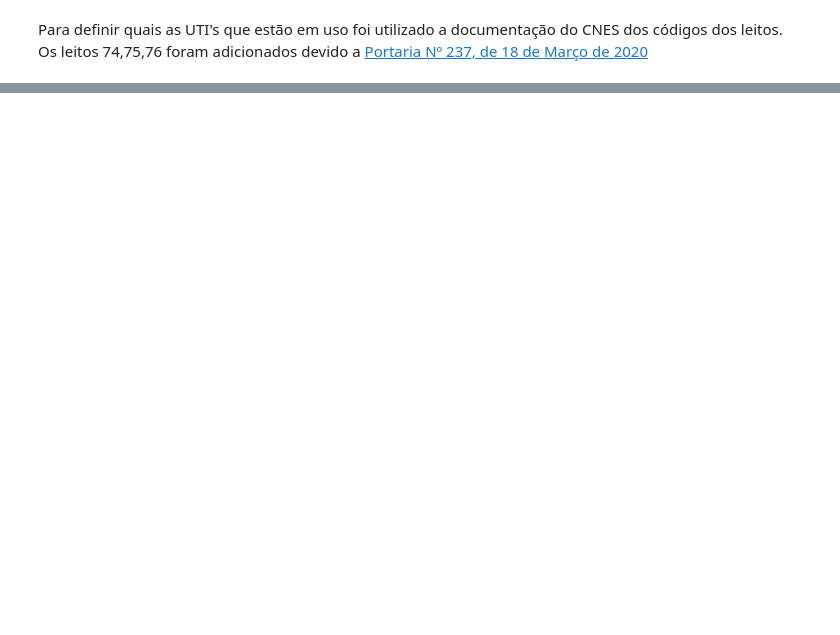
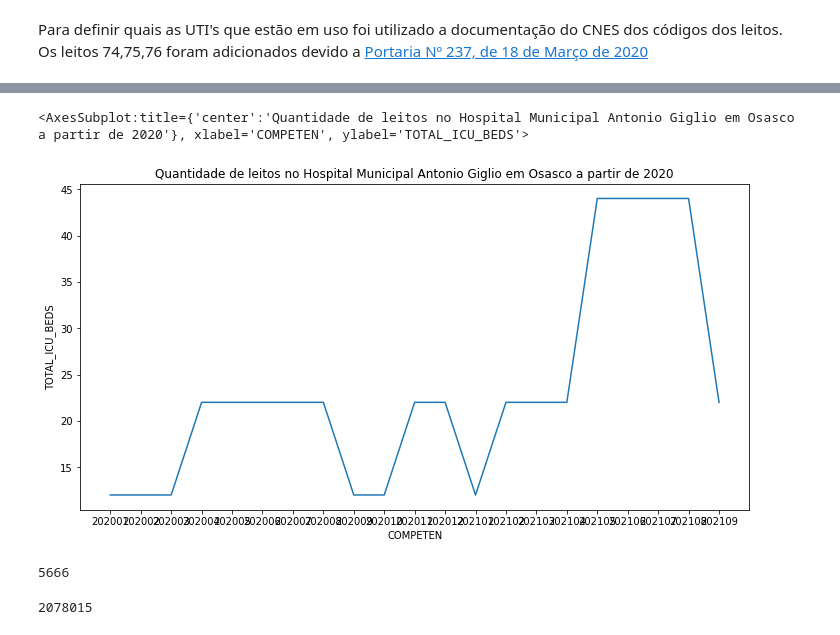
Before and after one commit to vribeir0/Leitos-CNES-DataSUS, a Jupyter notebook: Leitos CNES.ipynb, the cells around one changed output, grey strips where cells are left out. Drawn from its saved outputs; the diff is of its cells as text; code cells hidden in the pictures; blank space fills up the shorter version.

```diff
--- a/Leitos CNES.ipynb
+++ b/Leitos CNES.ipynb
@@ -51,0 +37,4 @@ ax
+# %%
+df = df.pivot_table('QT_SUS',['CNES', 'COMPETEN','MONTH','YEAR'],'CODLEITO')
+df.reset_index(inplace=True)
+df.fillna(0)
@@ -51,0 +55,20 @@ ax
+# %%
+df['TOTAL_ICU_BEDS'] = df[[51,52,74,75,76,85,86]].sum(axis=1)
+# %%
+df_8028 = df[(df['CNES'] == 8028) & (df['YEAR'] >= '2020' )]
+# %%
+ax = sns.lineplot(data=df_8028, x="COMPETEN", y="TOTAL_ICU_BEDS")
+ax.figure.set_size_inches(12,6)
+ax.set_title("Quantidade de leitos no Hospital Municipal Antonio Giglio em Osasco a partir de 2020")
+ax
+# %% [output]
+<AxesSubplot:title={'center':'Quantidade de leitos no Hospital Municipal Antonio Giglio em Osasco a partir de 2020'}, xlabel='COMPETEN', ylabel='TOTAL_ICU_BEDS'>
+[figure, added]
+# %%
+df['TOTAL_ICU_BEDS'].idxmax(axis=0, skipna=True)
+# %% [output]
+5666
+# %%
+df.loc[5666]['CNES']
+# %% [output]
+2078015
```
Also changed, not shown: parts of 9 cells of this notebook.
